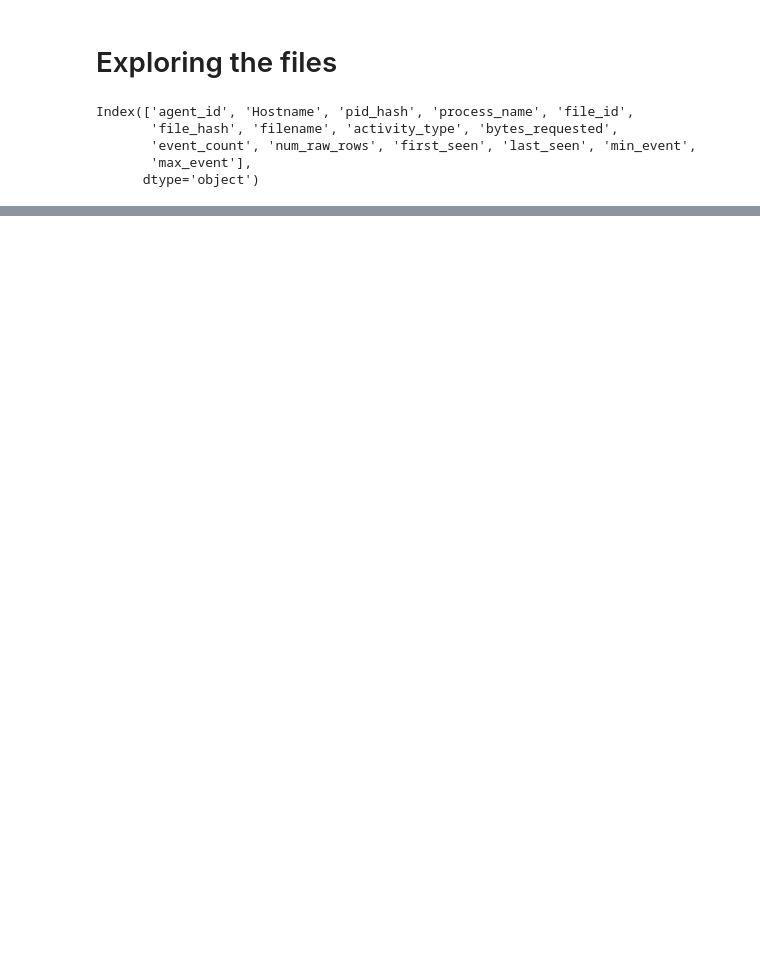
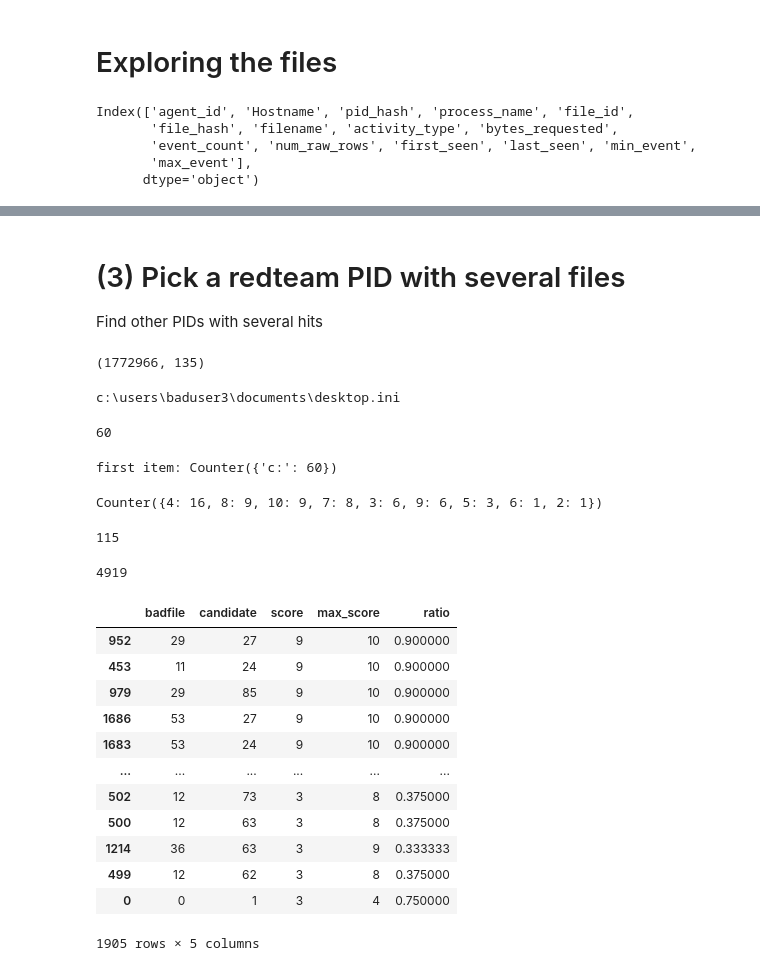
Before and after one commit to llnl/Wintap-Analytics, a Jupyter notebook: 2026-stamp/filepaths.ipynb, the cells around one changed output, grey strips where cells are left out. Cells and saved outputs as stored; diff of their text form; code cells hidden in the pictures; blank space fills up the shorter version.

```diff
--- a/2026-stamp/filepaths.ipynb
+++ b/2026-stamp/filepaths.ipynb
@@ -605,0 +370,9 @@ display(graph)
+# %% [markdown]
+# (3) Pick a redteam PID with several files
+
+Find other PIDs with several hits
+# %%
+process = pd.read_parquet("Data/process_uber_summary.parquet")
+process.shape
+# %% [output]
+(1772966, 135)
@@ -605,0 +383,49 @@ display(graph)
+# %%
+## baduser3
+badfiles = files[files['pid_hash'] == 'BB8D51837C4CD278B09A83D92341D00B']['filename'].tolist()
+print(badfiles[0])
+len(badfiles)
+# %% [output]
+c:\users\baduser3\documents\desktop.ini
+60
+# %%
+## badfiles -- use as templates
+_ = [f.split('\\') for f in badfiles]
+print('first item:',Counter([s[0] for s in _]))
+badfiles = [s[1:] for s in _ if len(s)>2]
+Counter([len(s) for s in badfiles])
+# %% [output]
+first item: Counter({'c:': 60})
+Counter({4: 16, 8: 9, 10: 9, 7: 8, 3: 6, 9: 6, 5: 3, 6: 1, 2: 1})
+# %%
+_ctr = Counter(files['pid_hash'])
+candidates = [str(k) for k, c in _ctr.items() if 55 <= c <= 65]
+len(candidates)
+# %% [output]
+115
+# %%
+_dct = []
+for c in candidates:
+    if red.get(c,1) == 0:
+        c_files = files[files['pid_hash'] == c]['filename'].tolist()
+        _ = [f.split('\\') for f in c_files]
+        c_files = [s[1:] for s in _ if (len(s)>2) and (len(s)<12)]
+        _dct.append( (c,c_files) )
+# %%
+TreeData = []
+for s in badfiles:
+    sg = ig.Graph.TupleList([(i,i+1) for i in range(len(s)-1)], directed=True)
+    sg.vs['dir'] = s
+    TreeData.append(igio.igraph_to_treedata(sg, phi_name='dir'))
+for (h,c) in _dct:
+    for s in c:
+        sg = ig.Graph.TupleList([(i,i+1) for i in range(len(s)-1)], directed=True)
+        sg.vs['dir'] = s
+        TreeData.append(igio.igraph_to_treedata(sg, phi_name='dir'))
+## encode all trees
+fast = fm.FastTreePathMatcher()
+fast.fit_encoder(TreeData)
+enc = [fast.encode_tree(t) for t in TreeData]
+len(enc)
+# %% [output]
+4919
@@ -605,0 +448,18 @@ display(graph)
+# %%
+_df = pd.DataFrame(L, columns=['badfile','candidate','score','max_score'])
+_df['ratio'] = _df['score'] / _df['max_score']
+_df.sort_values(by='score', ascending=False)
+# %% [output]
+|  | badfile | candidate | score | max_score | ratio |
+| 952 | 29 | 27 | 9 | 10 | 0.900000 |
+| 453 | 11 | 24 | 9 | 10 | 0.900000 |
+| 979 | 29 | 85 | 9 | 10 | 0.900000 |
+| 1686 | 53 | 27 | 9 | 10 | 0.900000 |
+| 1683 | 53 | 24 | 9 | 10 | 0.900000 |
+| ... | ... | ... | ... | ... | ... |
+| 502 | 12 | 73 | 3 | 8 | 0.375000 |
+| 500 | 12 | 63 | 3 | 8 | 0.375000 |
+| 1214 | 36 | 63 | 3 | 9 | 0.333333 |
+| 499 | 12 | 62 | 3 | 8 | 0.375000 |
+| 0 | 0 | 1 | 3 | 4 | 0.750000 |
+1905 rows × 5 columns
```
Also changed, not shown: parts of 70 cells of this notebook.
